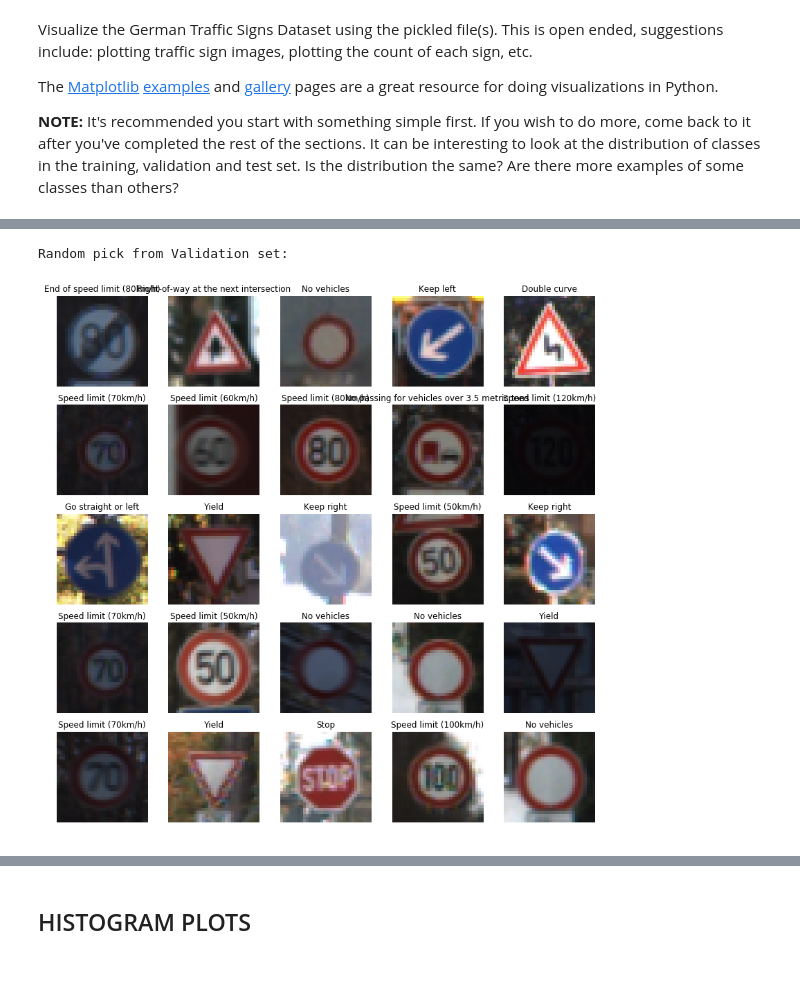
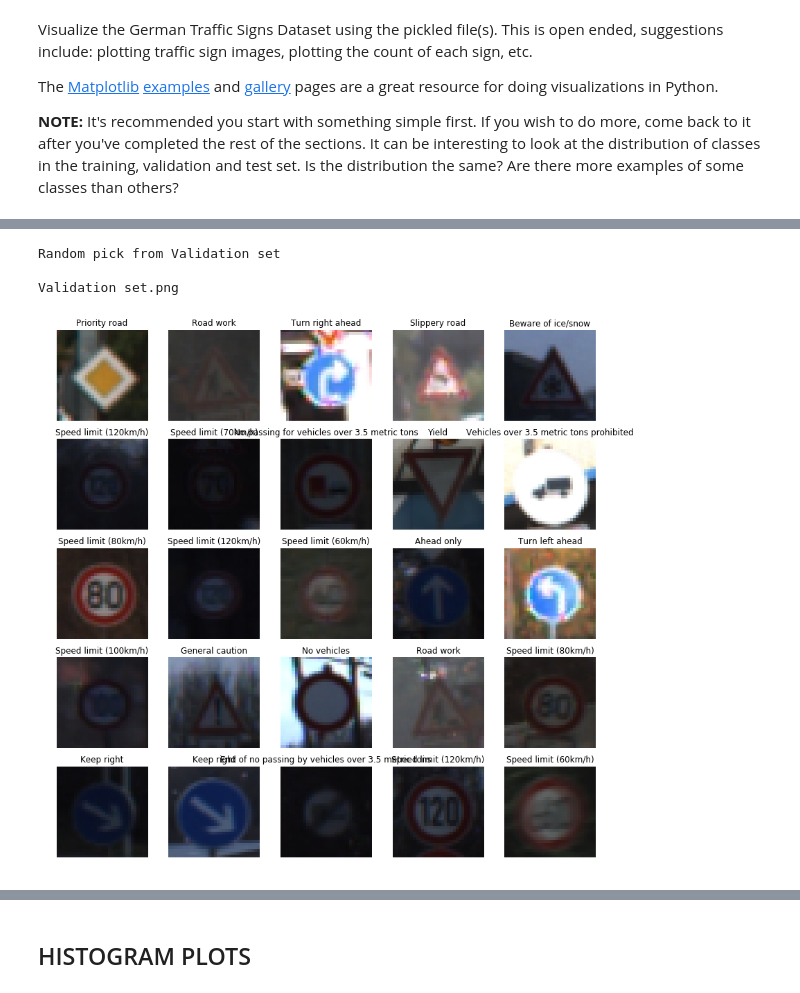
Before and after one commit to masih84/CarND-Traffic-Sign-Classifier-Project, a Jupyter notebook: Traffic_Sign_Classifier.ipynb, the cells around one changed output, grey strips where cells are left out. Saved outputs shown, nothing was run; the diff lists cells and outputs as text; code cells hidden in the pictures.

```diff
--- a/Traffic_Sign_Classifier.ipynb
+++ b/Traffic_Sign_Classifier.ipynb
@@ -133,6 +133,8 @@ def plot_data_rand(X_data,y_data,name,n):
         plt.title(data.SignName[y_index])
         ax.axis('off')
 
+    name_fig = name + ".png"
+    fig.savefig(name_fig)
     plt.show()
 # %%
 ## Plot Train sent
@@ -143,6 +147,8 @@ Random pick from Training set:
 # %%
-plot_data_rand(X_valid,y_valid, "Validation set:",25)
+plot_data_rand(X_valid,y_valid, "Validation set",25)
 # %% [output]
-Random pick from Validation set:
+Random pick from Validation set
+
+Validation set.png
-[figure, old version]
+[figure, new version]
 # %%
```
Also changed, not shown: parts of 2 cells of this notebook, 4 other files.
